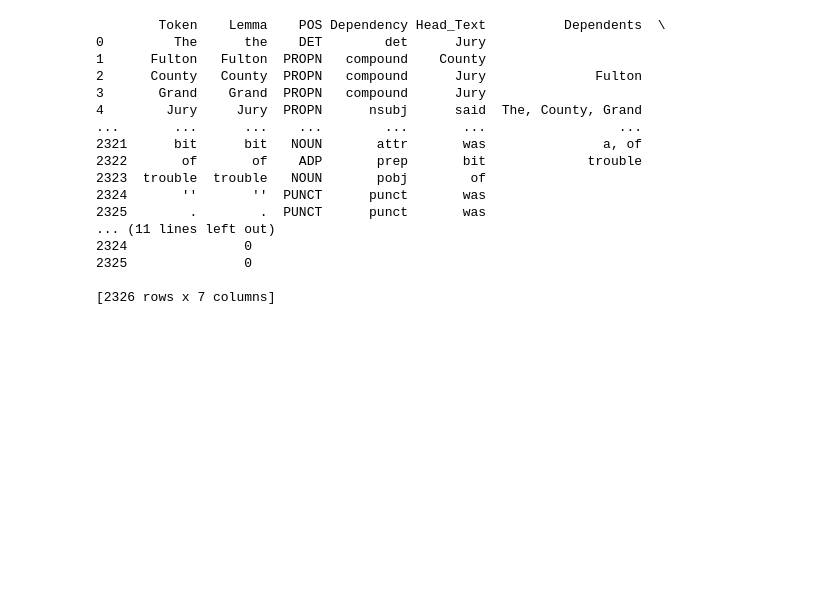
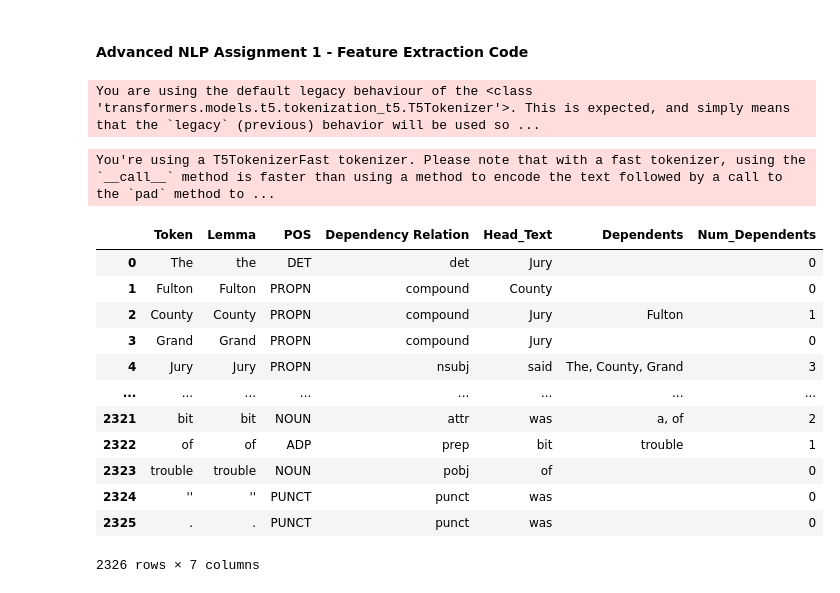
Before and after one commit to martin-carrasco/AdvancedNLP-VU, a Jupyter notebook: A1/extract_features.ipynb, the cells around one changed output. Drawn from its saved outputs; the diff is of its cells as text; code cells hidden in the pictures; blank space fills up the shorter version.

```diff
--- a/A1/extract_features.ipynb
+++ b/A1/extract_features.ipynb
@@ -0,0 +1,2 @@
+# %% [markdown]
+#### Advanced NLP Assignment 1 - Feature Extraction Code
@@ -1,3 +8,12 @@
+# %%
+# Load spaCy English language model
+nlp = spacy.load('en_core_web_sm')
+nlp.add_pipe('benepar', config={'model': 'benepar_en3'})
+
+# Get the text from the Brown Corpus
+testing_text = brown.sents(fileids=['ca01'])
+# %% [output]
+You are using the default legacy behaviour of the <class 'transformers.models.t5.tokenization_t5.T5Tokenizer'>. This is expected, and simply means that the `legacy` (previous) behavior will be used so ...
 # %%
 # Code block written by Furong
 
@@ -9,17 +25,6 @@
 # 5. Head
 # 6. Dependents
 # 7. Number of dependents
-
-import spacy
-import pandas as pd
-from nltk.corpus import brown
-
-
-# Load spaCy English language model
-nlp = spacy.load('en_core_web_sm')
-
-# Get the text from the Brown Corpus
-testing_text = brown.sents(fileids=['ca01'])
 
 # Initialize an empty list to store the extracted features
 features_list = []
@@ -38,50 +43,47 @@ for sentence in testing_text:
         dependents = ', '.join([dep.text for dep in token.children])
 
         # Use sum() to count the number of dependents
         num_dependents = sum(1 for child in token.children)
 
         ## Create a dictionary to store the features of the token
         token_features = {
             'Token': token.text,
             'Lemma': token.lemma_,
             'POS': token.pos_,
-            'Dependency': token.dep_,
+            'Dependency Relation': token.dep_,
             'Head_Text': token.head.text,
             'Dependents': dependents,
             'Num_Dependents': num_dependents
         }
 
         # Append the token features to the list
         features_list.append(token_features)
 
         # Adding 【lemma of the head word】 as a feature
         # output_file.write(f"{token.text}\t{token.lemma_}\t{token.pos_}\t{token.dep_}\t{token.head.text}\t{token.head.lemma_}\t{dependents}\t{num_dependents}\n")
 
         # Adding 【POS of the head word】 as a feature
         # output_file.write(f"{token.text}\t{token.lemma_}\t{token.pos_}\t{token.dep_}\t{token.head.text}\t{token.head.lemma_}\t{token.head.pos_}\t{dependents}\t{num_dependents}\n")
 
 # Create a DataFrame from the list of dictionaries
 df = pd.DataFrame(features_list)
 
 
 # Display the DataFrame
-print(df)
+display(df)
 # %% [output]
-        Token    Lemma    POS Dependency Head_Text          Dependents  \
-0         The      the    DET        det      Jury
-1      Fulton   Fulton  PROPN   compound    County
-2      County   County  PROPN   compound      Jury              Fulton
-3       Grand    Grand  PROPN   compound      Jury
-4        Jury     Jury  PROPN      nsubj      said  The, County, Grand
-...       ...      ...    ...        ...       ...                 ...
-2321      bit      bit   NOUN       attr       was               a, of
-2322       of       of    ADP       prep       bit             trouble
-2323  trouble  trouble   NOUN       pobj        of
-2324       ''       ''  PUNCT      punct       was
-2325        .        .  PUNCT      punct       was
-... (11 lines left out)
-2324               0
-2325               0
-
-[2326 rows x 7 columns]
+You're using a T5TokenizerFast tokenizer. Please note that with a fast tokenizer, using the `__call__` method is faster than using a method to encode the text followed by a call to the `pad` method to ...
+|  | Token | Lemma | POS | Dependency Relation | Head_Text | Dependents | Num_Dependents |
+| 0 | The | the | DET | det | Jury |  | 0 |
+| 1 | Fulton | Fulton | PROPN | compound | County |  | 0 |
+| 2 | County | County | PROPN | compound | Jury | Fulton | 1 |
+| 3 | Grand | Grand | PROPN | compound | Jury |  | 0 |
+| 4 | Jury | Jury | PROPN | nsubj | said | The, County, Grand | 3 |
+| ... | ... | ... | ... | ... | ... | ... | ... |
+| 2321 | bit | bit | NOUN | attr | was | a, of | 2 |
+| 2322 | of | of | ADP | prep | bit | trouble | 1 |
+| 2323 | trouble | trouble | NOUN | pobj | of |  | 0 |
+| 2324 | '' | '' | PUNCT | punct | was |  | 0 |
+| 2325 | . | . | PUNCT | punct | was |  | 0 |
+2326 rows × 7 columns
 # %%
```
Also changed, not shown: parts of 7 cells of this notebook.
